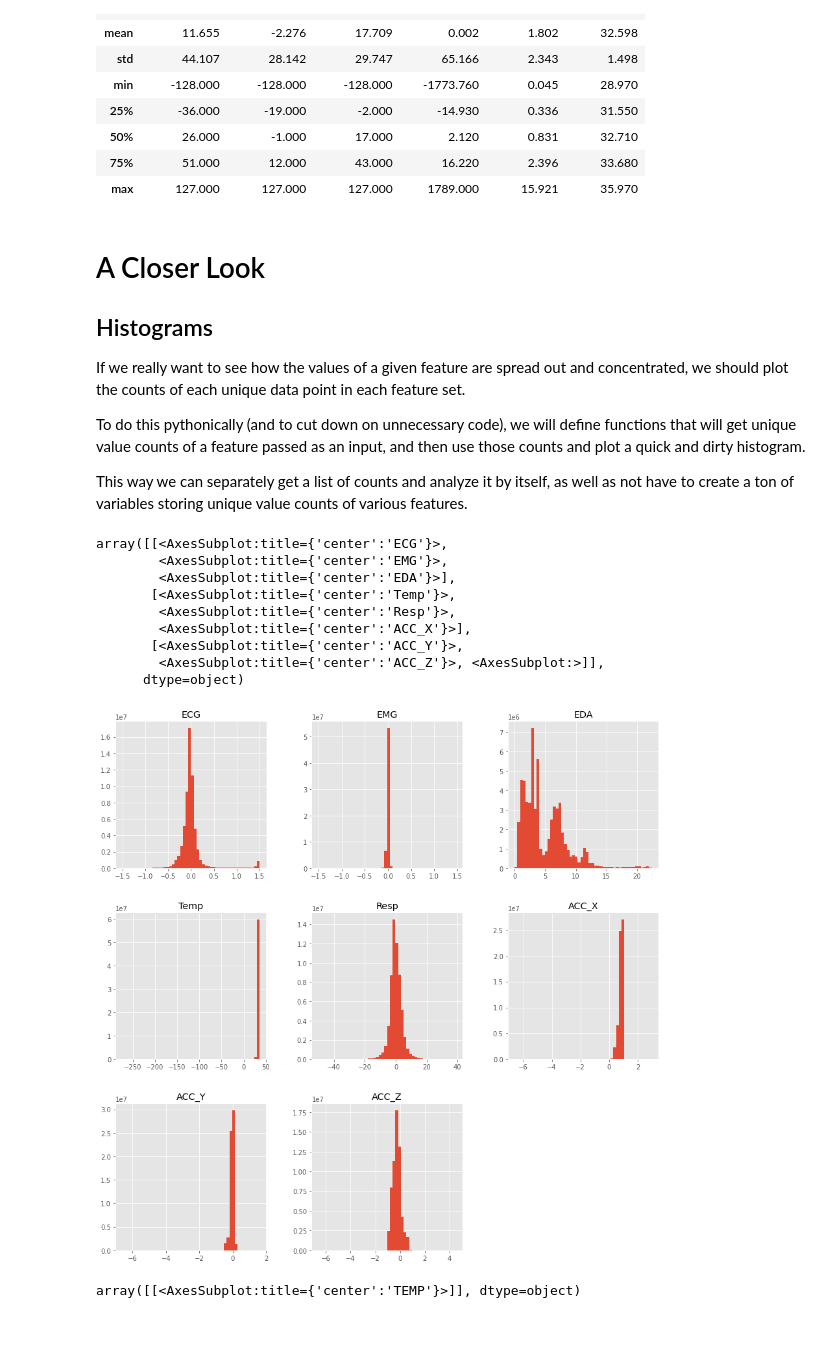
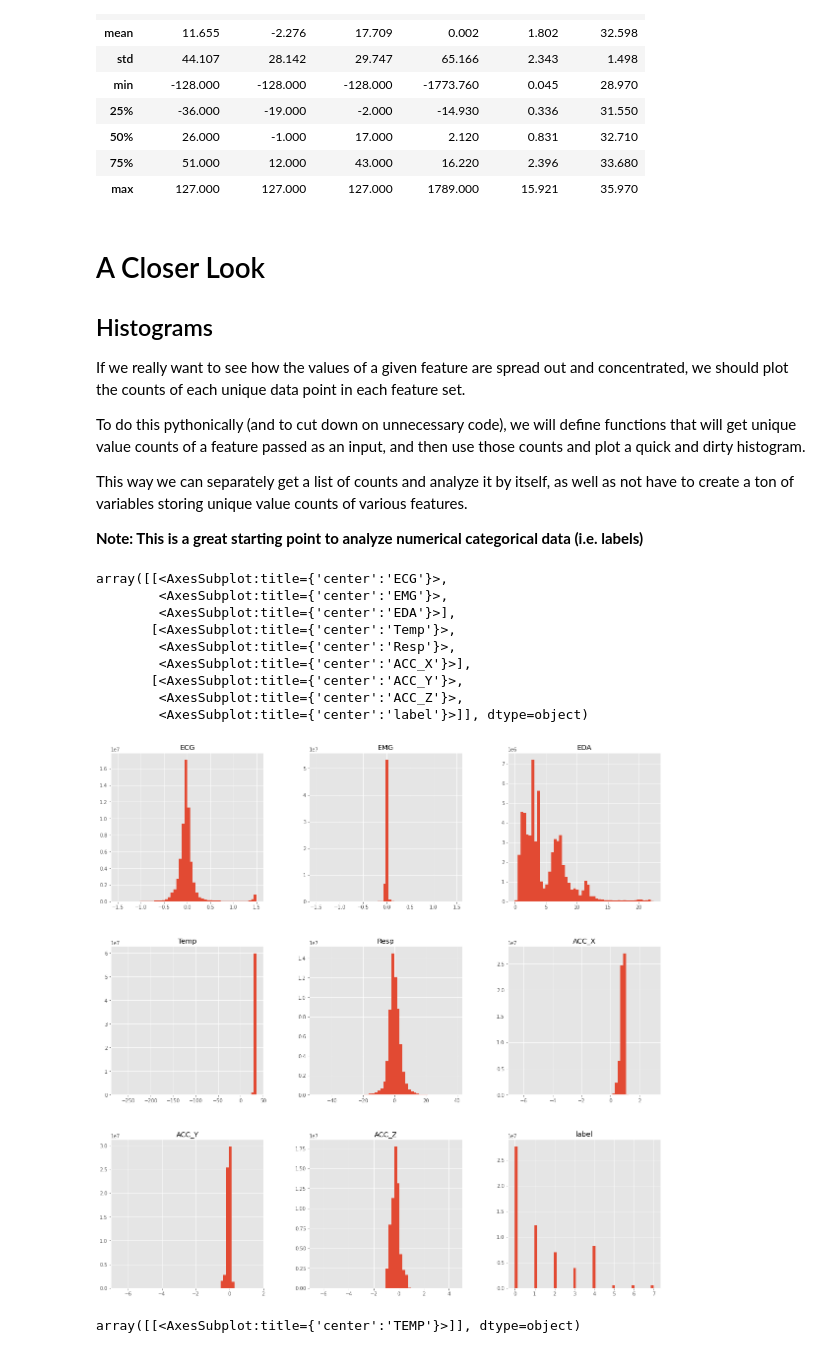
Before and after one commit to njfritter/Characteristic-Based-Time-Series-Clustering, a Jupyter notebook: rCode2012/notebooks/wesad_exploratory_analysis.ipynb, the cells around one changed output. Cells and saved outputs as stored; diff of their text form; code cells hidden in the pictures.

```diff
--- a/rCode2012/notebooks/wesad_exploratory_analysis.ipynb
+++ b/rCode2012/notebooks/wesad_exploratory_analysis.ipynb
@@ -135,10 +135,15 @@ for file in filenames:
     wrist_temp_df = pd.DataFrame(wrist_dct['TEMP'],columns=['TEMP'])
 
     # Add labels as a separate object to be returned
-    # While the time granularity is the same as the chest data, I'm not sure yet how to use it
+    # While the time granularity is the same as the chest data, I'm not sure yet how to use it with the wrist data
     # So will just keep it separate and add as needed
-    labels = pd.Series(unpickled_file['label'],name='label')
-    mapped_labels = labels.map(label_map)
+    labels_df = pd.DataFrame(unpickled_file['label'],columns=['label'])
+    labels_df['mapped_label'] = labels_df['label'].map(label_map)
+    labels_df['SUBJECT_ID'] = subject_id
+
+    # Add subject id to all dataframes
+    for df in [final_chest_df, wrist_acc_df, wrist_bvp_df, wrist_eda_df, wrist_temp_df]:
+        df['SUBJECT_ID'] = subject_id
 
     subject_dct[subject_id] = {
         'chest_df': final_chest_df,
@@ -148,8 +153,7 @@ for file in filenames:
             'wrist_eda_df': wrist_eda_df,
             'wrist_temp_df': wrist_temp_df,
         },
-        'labels': labels,
-        'mapped_labels': mapped_labels,
+        'labels': labels_df,
     }
 
 # Return dictionary (TO DO: more preprocessing if possible)
@@ -232,0 +273,24 @@ all_subjects_chest_df.describe()
+# %%
+# Now do the join with dropping the index before concatenating
+import time
+
+t0 = time.time()
+'''
+chest_data = []
+label_data = []
+for subject_id in subject_ids:
+    chest_data.append(subject_dct[subject_id]['chest_df'])
+    label_data.append(subject_dct[subject_id]['labels']['label'])
+all_subjects_chest_data_df = pd.concat(chest_data)
+all_subjects_labels_df = pd.concat(label_data)
+all_subjects_chest_df = pd.concat([all_subjects_chest_data_df.reset_index(drop=True),all_subjects_labels_df.reset_index(drop=True)],axis=1)
+'''
+
+all_subjects_chest_data_df = pd.concat([subject_dct[subject_id]['chest_df'] for subject_id in list(subject_dct.keys())])
+all_subjects_labels_df = pd.concat([subject_dct[subject_id]['labels']['label'] for subject_id in list(subject_dct.keys())])
+all_subjects_chest_df = pd.concat([all_subjects_chest_data_df.reset_index(drop=True),all_subjects_labels_df.reset_index(drop=True)],axis=1)
+
+t1 = time.time()
+
+total = t1-t0
+print('Joining with dropping the first index took', total, 'seconds to complete.')
@@ -276,3 +373,5 @@ If we really want to see how the values of a given feature are spread out and co
 To do this pythonically (and to cut down on unnecessary code), we will define functions that will get unique value counts of a feature passed as an input, and then use those counts and plot a quick and dirty histogram.
 
 This way we can separately get a list of counts and analyze it by itself, as well as not have to create a ton of variables storing unique value counts of various features.
+
+**Note: This is a great starting point to analyze numerical categorical data (i.e. labels)**
@@ -279,16 +387,16 @@ This way we can separately get a list of counts and analyze it by itself, as wel
 # %%
-all_subjects_chest_df.hist(figsize=(15,15),bins=50)
+all_subjects_chest_df.hist(figsize=(20,20),bins=50)
 # %% [output]
 array([[<AxesSubplot:title={'center':'ECG'}>,
         <AxesSubplot:title={'center':'EMG'}>,
         <AxesSubplot:title={'center':'EDA'}>],
        [<AxesSubplot:title={'center':'Temp'}>,
         <AxesSubplot:title={'center':'Resp'}>,
         <AxesSubplot:title={'center':'ACC_X'}>],
        [<AxesSubplot:title={'center':'ACC_Y'}>,
-        <AxesSubplot:title={'center':'ACC_Z'}>, <AxesSubplot:>]],
-      dtype=object)
+        <AxesSubplot:title={'center':'ACC_Z'}>,
+        <AxesSubplot:title={'center':'label'}>]], dtype=object)
-[figure, old version]
+[figure, new version]
 # %%
 all_subjects_wrist_acc_df.hist(figsize=(15,15),bins=50)
 all_subjects_wrist_bvp_df.hist(figsize=(15,15),bins=50)
```
Also changed, not shown: parts of 32 cells of this notebook.
